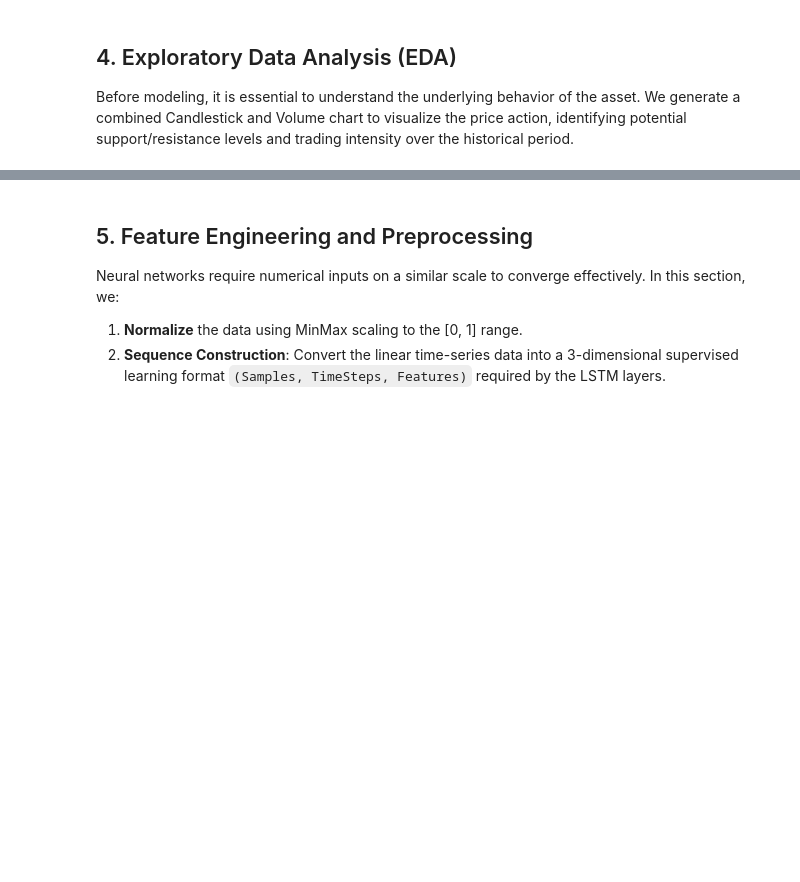
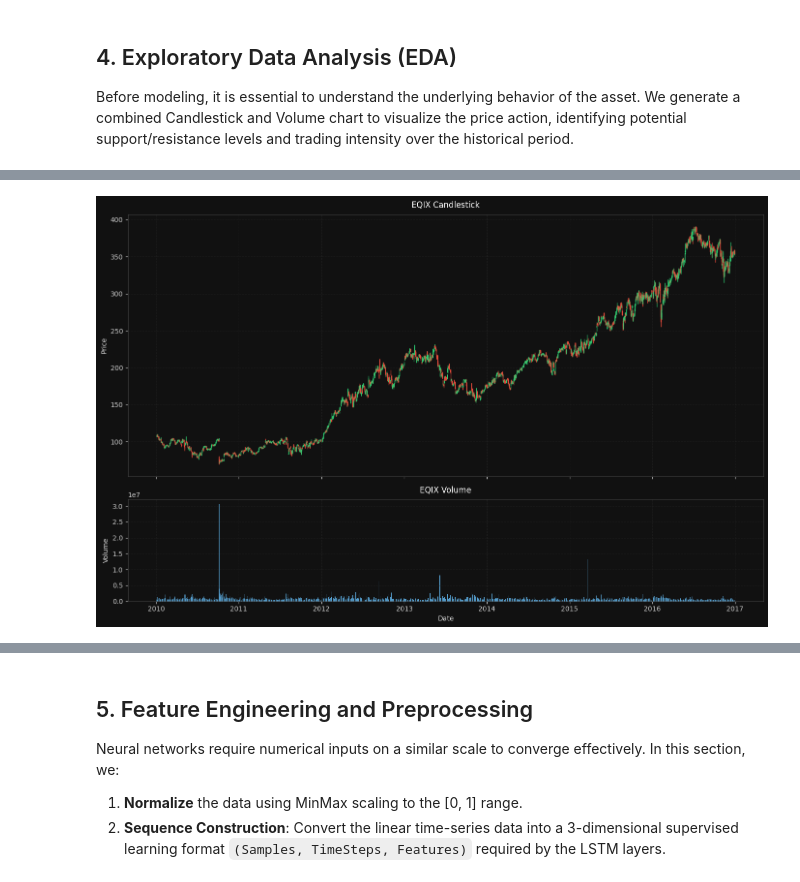
Before and after one commit to Seventie/New-York-Stock-Prediction---LSTM-, a Jupyter notebook: newyork-stock-exchange.ipynb, the cells around one changed output, grey strips where cells are left out. Cells and saved outputs as stored; diff of their text form; code cells hidden in the pictures; blank space fills up the shorter version.

```diff
--- a/newyork-stock-exchange.ipynb
+++ b/newyork-stock-exchange.ipynb
@@ -234,0 +192,24 @@ fig.show()
+# %%
+# 4.1 Candlestick + volume overview
+fig, (ax1, ax2) = plt.subplots(
+    2,
+    1,
+    figsize=(14, 9),
+    sharex=True,
+    gridspec_kw={"height_ratios": [0.72, 0.28]},
+)
+
+draw_candlestick(ax1, ticker_df)
+style_axis(ax1, title=f"{TICKER} Candlestick", ylabel="Price")
+
+ax2.bar(ticker_df["date"], ticker_df["volume"], color="#5DADE2", width=1.0, alpha=0.9)
+style_axis(ax2, title=f"{TICKER} Volume", xlabel="Date", ylabel="Volume")
+
+locator = mdates.AutoDateLocator()
+ax2.xaxis.set_major_locator(locator)
+ax2.xaxis.set_major_formatter(mdates.ConciseDateFormatter(locator))
+
+plt.tight_layout()
+plt.show()
+# %% [output]
+[figure, added]
```
Also changed, not shown: parts of 16 cells of this notebook.
